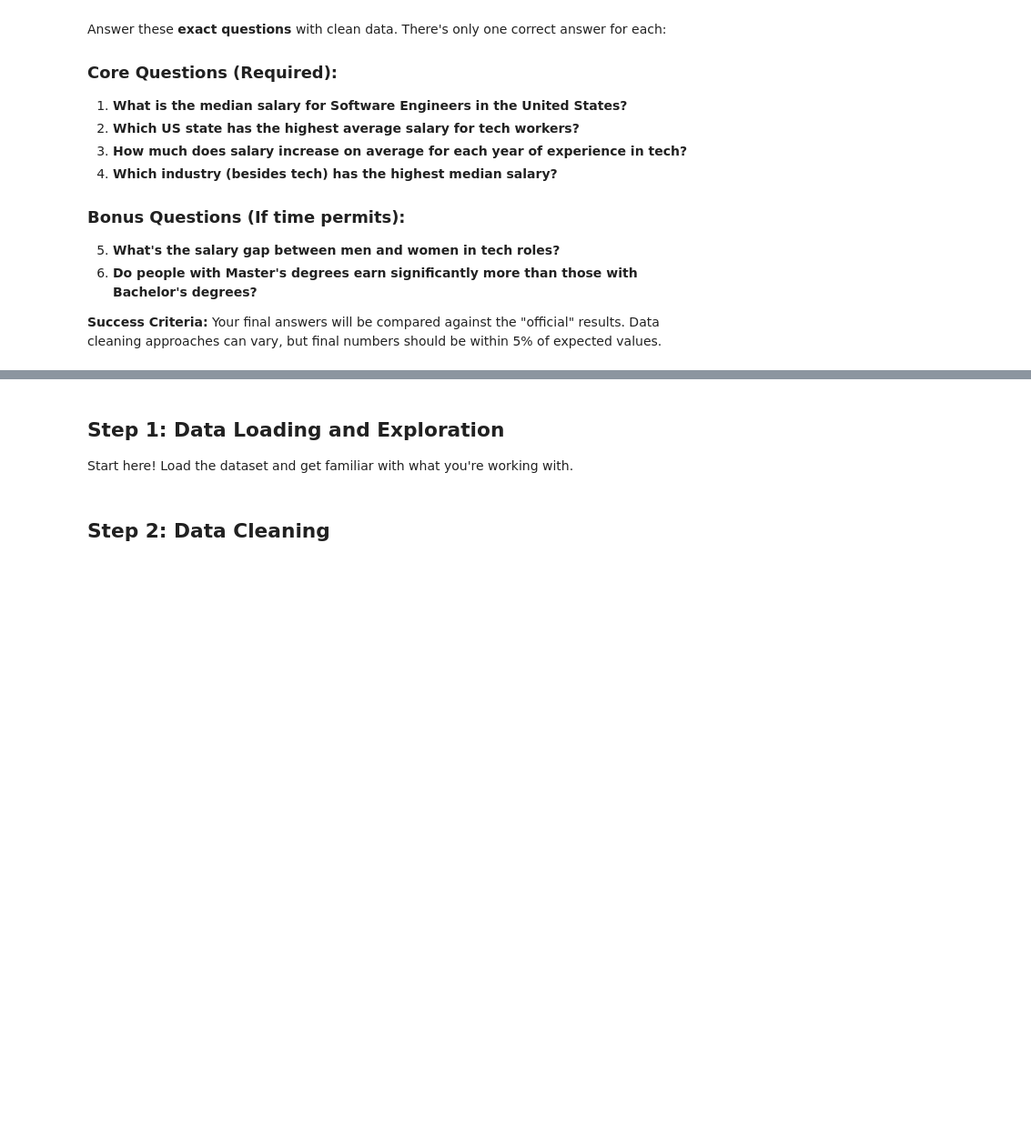
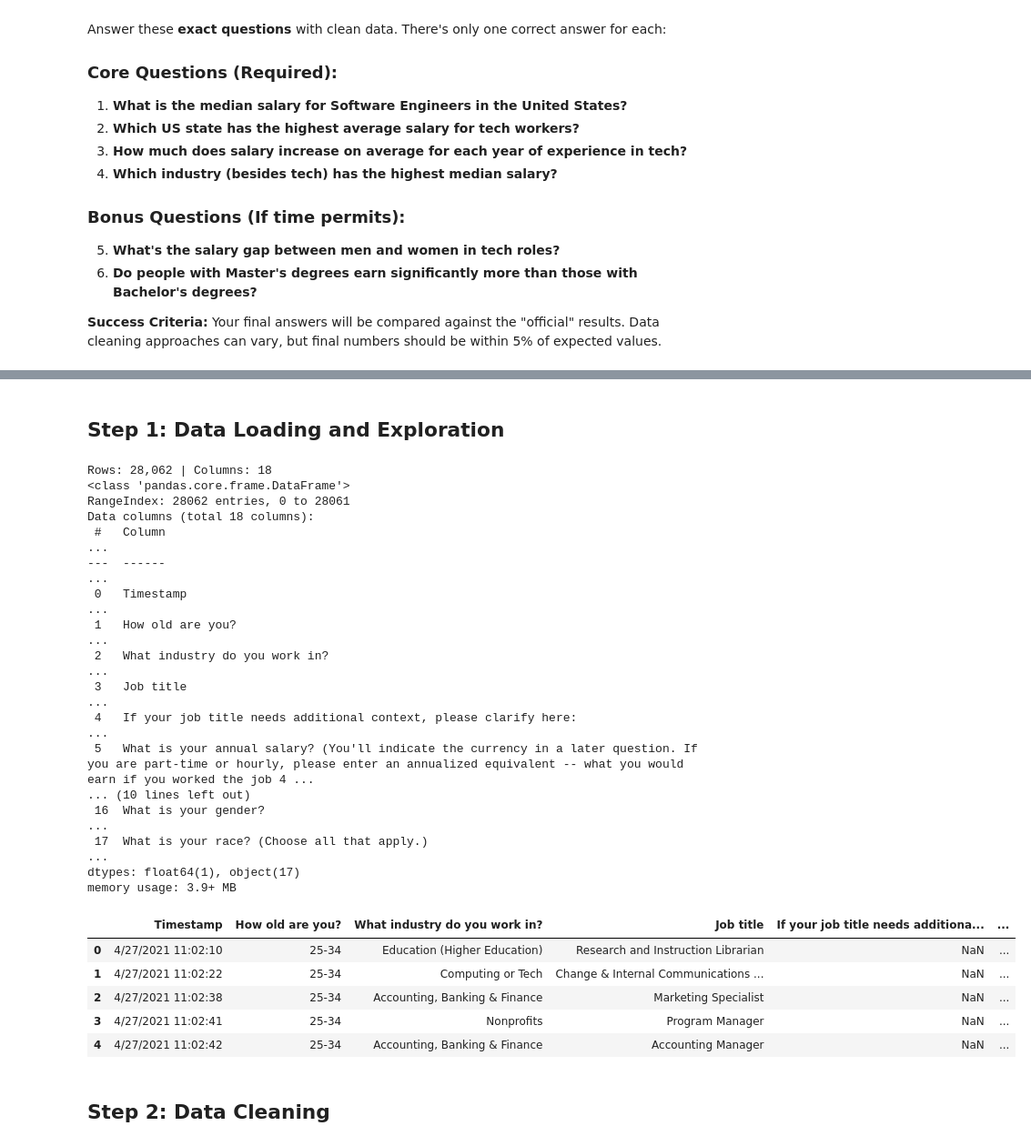
Before and after one commit to tsunar2002/ds-fall-2025-tue, a Jupyter notebook: Week-05-Vibe-Coding-101/homeworks/Raymond-Jiang-Week05-Exercise.ipynb, the cells around one changed output, grey strips where cells are left out. Shown at 91% size. Cells and saved outputs as stored; diff of their text form; code cells hidden in the pictures; blank space fills up the shorter version.

```diff
--- a/Week-05-Vibe-Coding-101/homeworks/Raymond-Jiang-Week05-Exercise.ipynb
+++ b/Week-05-Vibe-Coding-101/homeworks/Raymond-Jiang-Week05-Exercise.ipynb
@@ -139,4 +260,2 @@ Focus areas are compensation parsing/currency conversion, location/title normali
 # %% [markdown]
 ## Step 1: Data Loading and Exploration
-
-Start here! Load the dataset and get familiar with what you're working with.
@@ -149,2 +262,54 @@ import seaborn as sns
+# %%
+
+
+import pandas as pd
+import numpy as np
+import matplotlib.pyplot as plt
+import seaborn as sns
+
+# Directly specify the absolute path to the data file
+
+data_path = r"C:\Users\ailin\ds-fall-2025-fri-1230\Week-02-Pandas-Part-2-and-DS-Overview\data\Ask A Manager Salary Survey 2021 (Responses) - Form Responses 1.tsv"
+
+# Check if the file exists at the specified location
+import os
+assert os.path.exists(data_path), f"Data file not found: {data_path}"
+
+df_raw = pd.read_csv(
+    data_path,
+    sep="\t",
+    encoding="utf-8",
+    na_values=["", "NA", "N/A", "na", "n/a"],
+    keep_default_na=True,
+    low_memory=False,
+)
+
+print(f"Rows: {df_raw.shape[0]:,} | Columns: {df_raw.shape[1]:,}")
+df_raw.info()
+df_raw.head(5)
+# %% [output]
+Rows: 28,062 | Columns: 18
+<class 'pandas.core.frame.DataFrame'>
+RangeIndex: 28062 entries, 0 to 28061
+Data columns (total 18 columns):
+ #   Column                                                                                                                                                                                              ...
+---  ------                                                                                                                                                                                              ...
+ 0   Timestamp                                                                                                                                                                                           ...
+ 1   How old are you?                                                                                                                                                                                    ...
+ 2   What industry do you work in?                                                                                                                                                                       ...
+ 3   Job title                                                                                                                                                                                           ...
+ 4   If your job title needs additional context, please clarify here:                                                                                                                                    ...
+ 5   What is your annual salary? (You'll indicate the currency in a later question. If you are part-time or hourly, please enter an annualized equivalent -- what you would earn if you worked the job 4 ...
+... (10 lines left out)
+ 16  What is your gender?                                                                                                                                                                                ...
+ 17  What is your race? (Choose all that apply.)                                                                                                                                                         ...
+dtypes: float64(1), object(17)
+memory usage: 3.9+ MB
+|  | Timestamp | How old are you? | What industry do you work in? | Job title | If your job title needs additiona... | ... |
+| 0 | 4/27/2021 11:02:10 | 25-34 | Education (Higher Education) | Research and Instruction Librarian | NaN | ... |
+| 1 | 4/27/2021 11:02:22 | 25-34 | Computing or Tech | Change & Internal Communications ... | NaN | ... |
+| 2 | 4/27/2021 11:02:38 | 25-34 | Accounting, Banking & Finance | Marketing Specialist | NaN | ... |
+| 3 | 4/27/2021 11:02:41 | 25-34 | Nonprofits | Program Manager | NaN | ... |
+| 4 | 4/27/2021 11:02:42 | 25-34 | Accounting, Banking & Finance | Accounting Manager | NaN | ... |
 # %% [markdown]
 ## Step 2: Data Cleaning
```
Also changed, not shown: parts of 16 cells of this notebook.
